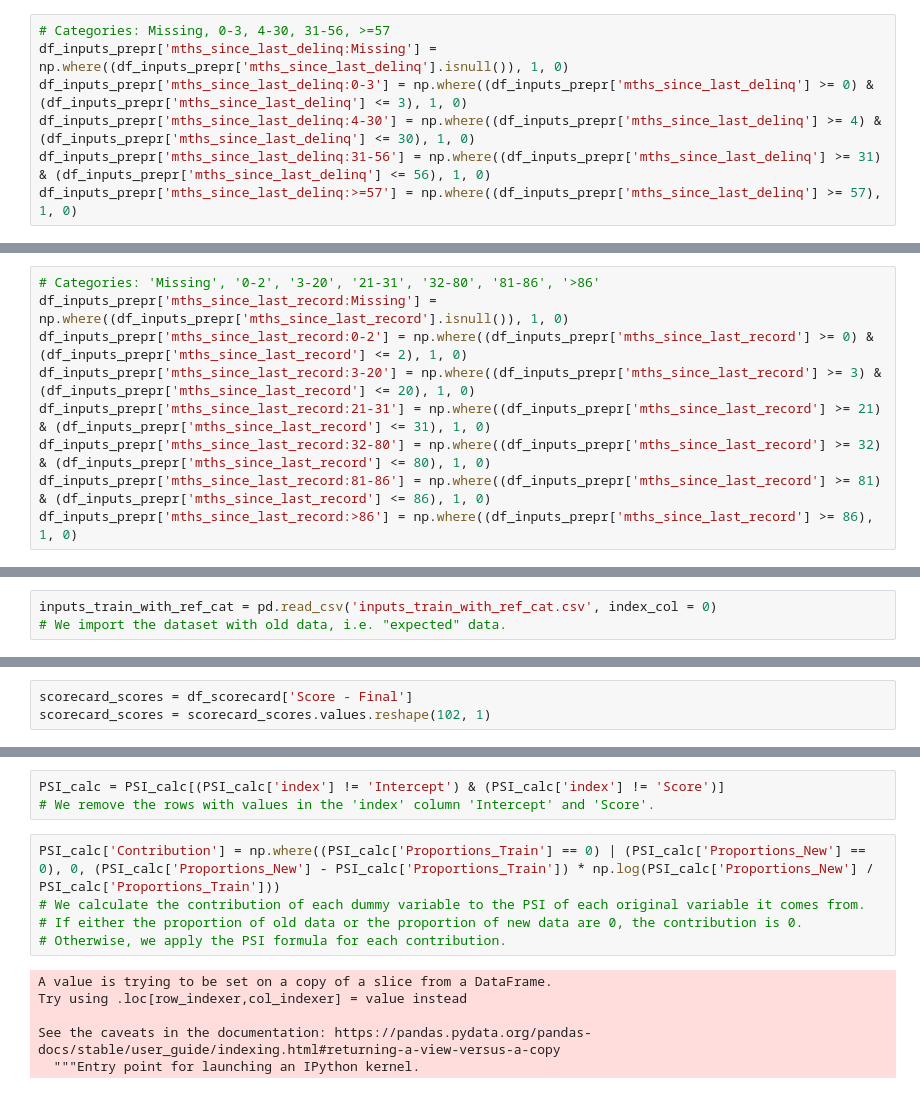
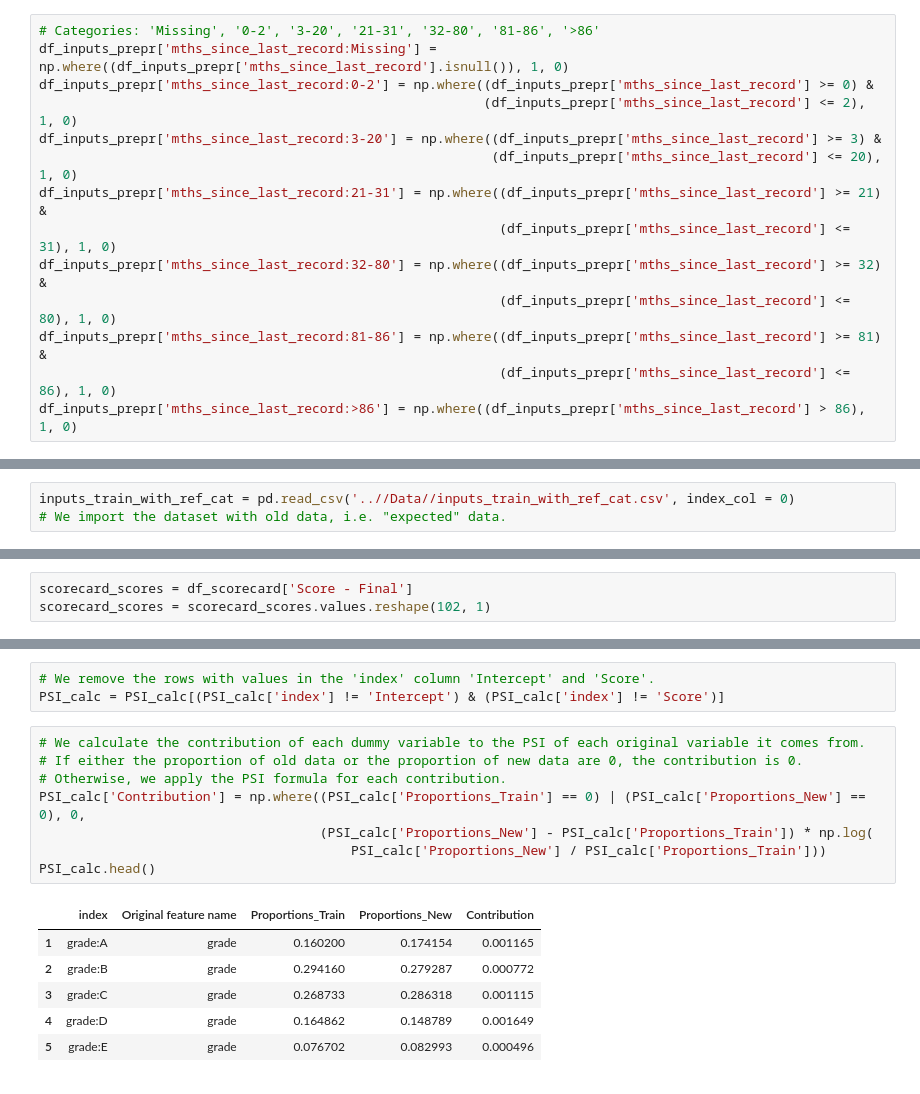
Before and after one commit to Sidhus234/credit-risk-modeling-with-python, a Jupyter notebook: Codes/04 PD Model Monitoring.ipynb, the cells around one changed output, grey strips where cells are left out. Saved outputs shown, nothing was run; the diff lists cells and outputs as text.

```diff
--- a/Codes/04 PD Model Monitoring.ipynb
+++ b/Codes/04 PD Model Monitoring.ipynb
@@ -1560,7 +1177,14 @@ plot_by_woe(df_temp, 90)
 # %%
-# Categories: Missing, 0-3, 4-30, 31-56, >=57
-df_inputs_prepr['mths_since_last_delinq:Missing'] = np.where((df_inputs_prepr['mths_since_last_delinq'].isnull()), 1, 0)
-df_inputs_prepr['mths_since_last_delinq:0-3'] = np.where((df_inputs_prepr['mths_since_last_delinq'] >= 0) & (df_inputs_prepr['mths_since_last_delinq'] <= 3), 1, 0)
-df_inputs_prepr['mths_since_last_delinq:4-30'] = np.where((df_inputs_prepr['mths_since_last_delinq'] >= 4) & (df_inputs_prepr['mths_since_last_delinq'] <= 30), 1, 0)
-df_inputs_prepr['mths_since_last_delinq:31-56'] = np.where((df_inputs_prepr['mths_since_last_delinq'] >= 31) & (df_inputs_prepr['mths_since_last_delinq'] <= 56), 1, 0)
-df_inputs_prepr['mths_since_last_delinq:>=57'] = np.where((df_inputs_prepr['mths_since_last_delinq'] >= 57), 1, 0)
+# Categories: 'Missing', '0-2', '3-20', '21-31', '32-80', '81-86', '>86'
+df_inputs_prepr['mths_since_last_record:Missing'] = np.where((df_inputs_prepr['mths_since_last_record'].isnull()), 1, 0)
+df_inputs_prepr['mths_since_last_record:0-2'] = np.where((df_inputs_prepr['mths_since_last_record'] >= 0) &
+                                                         (df_inputs_prepr['mths_since_last_record'] <= 2), 1, 0)
+df_inputs_prepr['mths_since_last_record:3-20'] = np.where((df_inputs_prepr['mths_since_last_record'] >= 3) &
+                                                          (df_inputs_prepr['mths_since_last_record'] <= 20), 1, 0)
+df_inputs_prepr['mths_since_last_record:21-31'] = np.where((df_inputs_prepr['mths_since_last_record'] >= 21) &
+                                                           (df_inputs_prepr['mths_since_last_record'] <= 31), 1, 0)
+df_inputs_prepr['mths_since_last_record:32-80'] = np.where((df_inputs_prepr['mths_since_last_record'] >= 32) &
+                                                           (df_inputs_prepr['mths_since_last_record'] <= 80), 1, 0)
+df_inputs_prepr['mths_since_last_record:81-86'] = np.where((df_inputs_prepr['mths_since_last_record'] >= 81) &
+                                                           (df_inputs_prepr['mths_since_last_record'] <= 86), 1, 0)
+df_inputs_prepr['mths_since_last_record:>86'] = np.where((df_inputs_prepr['mths_since_last_record'] > 86), 1, 0)
@@ -1602,9 +1190,0 @@ plot_by_woe(df_temp, 90)
-# %%
-# Categories: 'Missing', '0-2', '3-20', '21-31', '32-80', '81-86', '>86'
-df_inputs_prepr['mths_since_last_record:Missing'] = np.where((df_inputs_prepr['mths_since_last_record'].isnull()), 1, 0)
-df_inputs_prepr['mths_since_last_record:0-2'] = np.where((df_inputs_prepr['mths_since_last_record'] >= 0) & (df_inputs_prepr['mths_since_last_record'] <= 2), 1, 0)
-df_inputs_prepr['mths_since_last_record:3-20'] = np.where((df_inputs_prepr['mths_since_last_record'] >= 3) & (df_inputs_prepr['mths_since_last_record'] <= 20), 1, 0)
-df_inputs_prepr['mths_since_last_record:21-31'] = np.where((df_inputs_prepr['mths_since_last_record'] >= 21) & (df_inputs_prepr['mths_since_last_record'] <= 31), 1, 0)
-df_inputs_prepr['mths_since_last_record:32-80'] = np.where((df_inputs_prepr['mths_since_last_record'] >= 32) & (df_inputs_prepr['mths_since_last_record'] <= 80), 1, 0)
-df_inputs_prepr['mths_since_last_record:81-86'] = np.where((df_inputs_prepr['mths_since_last_record'] >= 81) & (df_inputs_prepr['mths_since_last_record'] <= 86), 1, 0)
-df_inputs_prepr['mths_since_last_record:>86'] = np.where((df_inputs_prepr['mths_since_last_record'] >= 86), 1, 0)
@@ -1716,4 +1211,4 @@ loan_data_targets_2015.to_csv('../Data/loan_data_targets_2015.csv')
 # %%
-inputs_train_with_ref_cat = pd.read_csv('inputs_train_with_ref_cat.csv', index_col = 0)
+inputs_train_with_ref_cat = pd.read_csv('..//Data//inputs_train_with_ref_cat.csv', index_col = 0)
 # We import the dataset with old data, i.e. "expected" data.
 # %%
@@ -1991,14 +1471,18 @@ PSI_calc
 # %%
+# We remove the rows with values in the 'index' column 'Intercept' and 'Score'.
 PSI_calc = PSI_calc[(PSI_calc['index'] != 'Intercept') & (PSI_calc['index'] != 'Score')]
-# We remove the rows with values in the 'index' column 'Intercept' and 'Score'.
 # %%
-PSI_calc['Contribution'] = np.where((PSI_calc['Proportions_Train'] == 0) | (PSI_calc['Proportions_New'] == 0), 0, (PSI_calc['Proportions_New'] - PSI_calc['Proportions_Train']) * np.log(PSI_calc['Proportions_New'] / PSI_calc['Proportions_Train']))
 # We calculate the contribution of each dummy variable to the PSI of each original variable it comes from.
 # If either the proportion of old data or the proportion of new data are 0, the contribution is 0.
 # Otherwise, we apply the PSI formula for each contribution.
+PSI_calc['Contribution'] = np.where((PSI_calc['Proportions_Train'] == 0) | (PSI_calc['Proportions_New'] == 0), 0,
+                                    (PSI_calc['Proportions_New'] - PSI_calc['Proportions_Train']) * np.log(
+                                        PSI_calc['Proportions_New'] / PSI_calc['Proportions_Train']))
+PSI_calc.head()
 # %% [output]
-A value is trying to be set on a copy of a slice from a DataFrame.
-Try using .loc[row_indexer,col_indexer] = value instead
-
-See the caveats in the documentation: https://pandas.pydata.org/pandas-docs/stable/user_guide/indexing.html#returning-a-view-versus-a-copy
-  """Entry point for launching an IPython kernel.
+|  | index | Original feature name | Proportions_Train | Proportions_New | Contribution |
+| 1 | grade:A | grade | 0.160200 | 0.174154 | 0.001165 |
+| 2 | grade:B | grade | 0.294160 | 0.279287 | 0.000772 |
+| 3 | grade:C | grade | 0.268733 | 0.286318 | 0.001115 |
+| 4 | grade:D | grade | 0.164862 | 0.148789 | 0.001649 |
+| 5 | grade:E | grade | 0.076702 | 0.082993 | 0.000496 |
```
Also changed, not shown: parts of 284 cells of this notebook.
